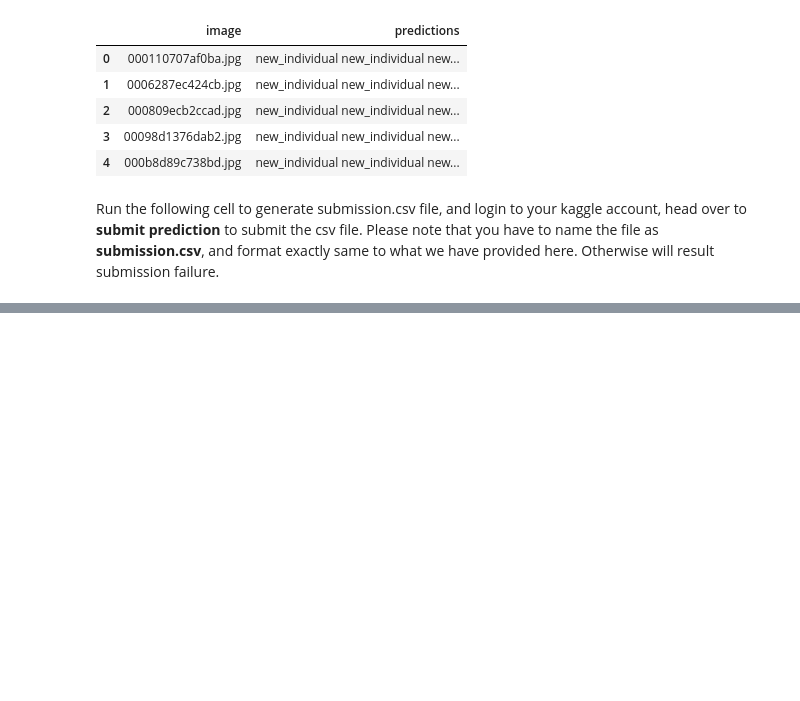
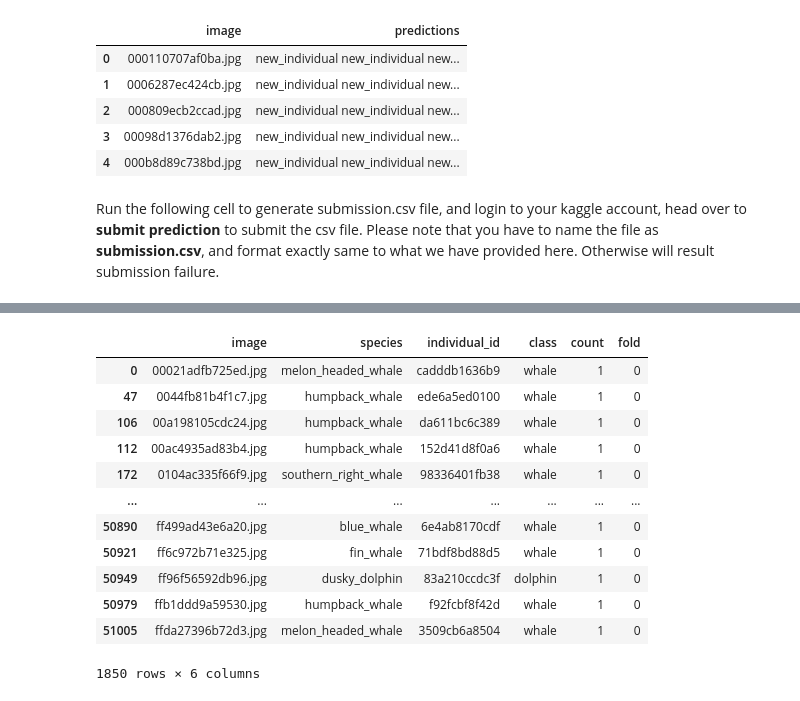
Before and after one commit to heye0507/kaggle_whale, a Jupyter notebook: nbs/00_EDA_pipeline.ipynb, the cells around one changed output, grey strips where cells are left out. Drawn from its saved outputs; the diff is of its cells as text; code cells hidden in the pictures; blank space fills up the shorter version.

```diff
--- a/nbs/00_EDA_pipeline.ipynb
+++ b/nbs/00_EDA_pipeline.ipynb
@@ -352,0 +514,6 @@ Run the following cell to generate submission.csv file, and login to your kaggle
+# %%
+gkf = GroupKFold(n_splits=5)
+
+df_gkf.loc[:, 'fold'] = 0
+for fold_number, (train_index, val_index) in enumerate(gkf.split(X=df_gkf.index, y=df_gkf['individual_id'], groups=df_gkf['species'])):
+    df_gkf.loc[df_gkf.iloc[val_index].index, 'fold'] = fold_number
@@ -352,0 +532,3 @@ Run the following cell to generate submission.csv file, and login to your kaggle
+# %%
+df_skf = df_train.copy()
+df_skf.head()
@@ -352,0 +542,7 @@ Run the following cell to generate submission.csv file, and login to your kaggle
+# %%
+skf = StratifiedKFold(n_splits=5)
+
+df_skf.loc[:,'fold'] = 0
+
+for fold_number, (train_index, val_index) in enumerate(skf.split(X=df_skf.index, y=df_skf.individual_id)):
+      df_skf.loc[df_skf.iloc[val_index].index , 'fold'] = fold_number
@@ -352,0 +558,16 @@ Run the following cell to generate submission.csv file, and login to your kaggle
+# %%
+df_skf[((df_skf['fold'] == 0) & (df_skf['count'] == 1))]
+# %% [output]
+|  | image | species | individual_id | class | count | fold |
+| 0 | 00021adfb725ed.jpg | melon_headed_whale | cadddb1636b9 | whale | 1 | 0 |
+| 47 | 0044fb81b4f1c7.jpg | humpback_whale | ede6a5ed0100 | whale | 1 | 0 |
+| 106 | 00a198105cdc24.jpg | humpback_whale | da611bc6c389 | whale | 1 | 0 |
+| 112 | 00ac4935ad83b4.jpg | humpback_whale | 152d41d8f0a6 | whale | 1 | 0 |
+| 172 | 0104ac335f66f9.jpg | southern_right_whale | 98336401fb38 | whale | 1 | 0 |
+| ... | ... | ... | ... | ... | ... | ... |
+| 50890 | ff499ad43e6a20.jpg | blue_whale | 6e4ab8170cdf | whale | 1 | 0 |
+| 50921 | ff6c972b71e325.jpg | fin_whale | 71bdf8bd88d5 | whale | 1 | 0 |
+| 50949 | ff96f56592db96.jpg | dusky_dolphin | 83a210ccdc3f | dolphin | 1 | 0 |
+| 50979 | ffb1ddd9a59530.jpg | humpback_whale | f92fcbf8f42d | whale | 1 | 0 |
+| 51005 | ffda27396b72d3.jpg | melon_headed_whale | 3509cb6a8504 | whale | 1 | 0 |
+1850 rows × 6 columns
```
Also changed, not shown: parts of 34 cells of this notebook.
